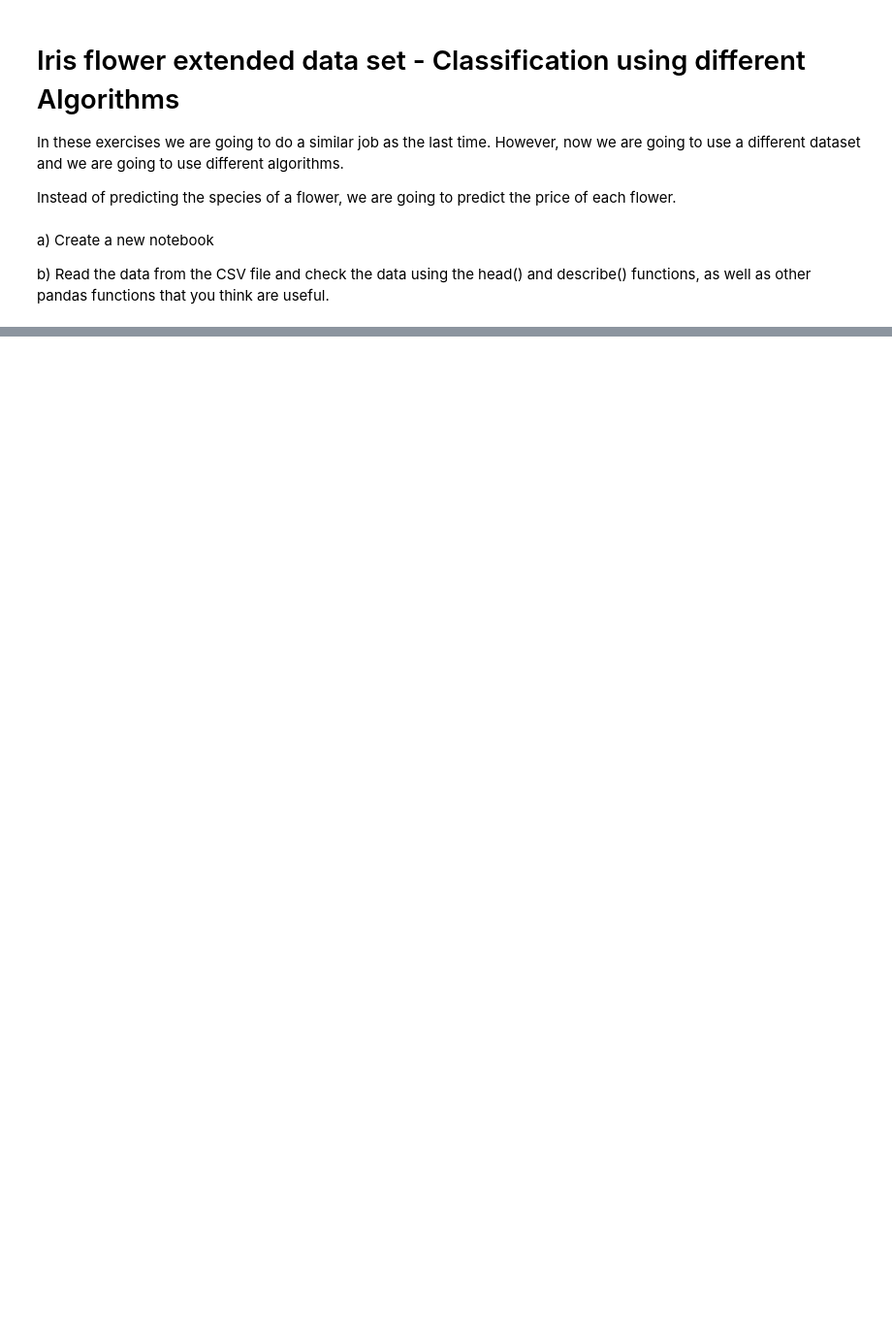
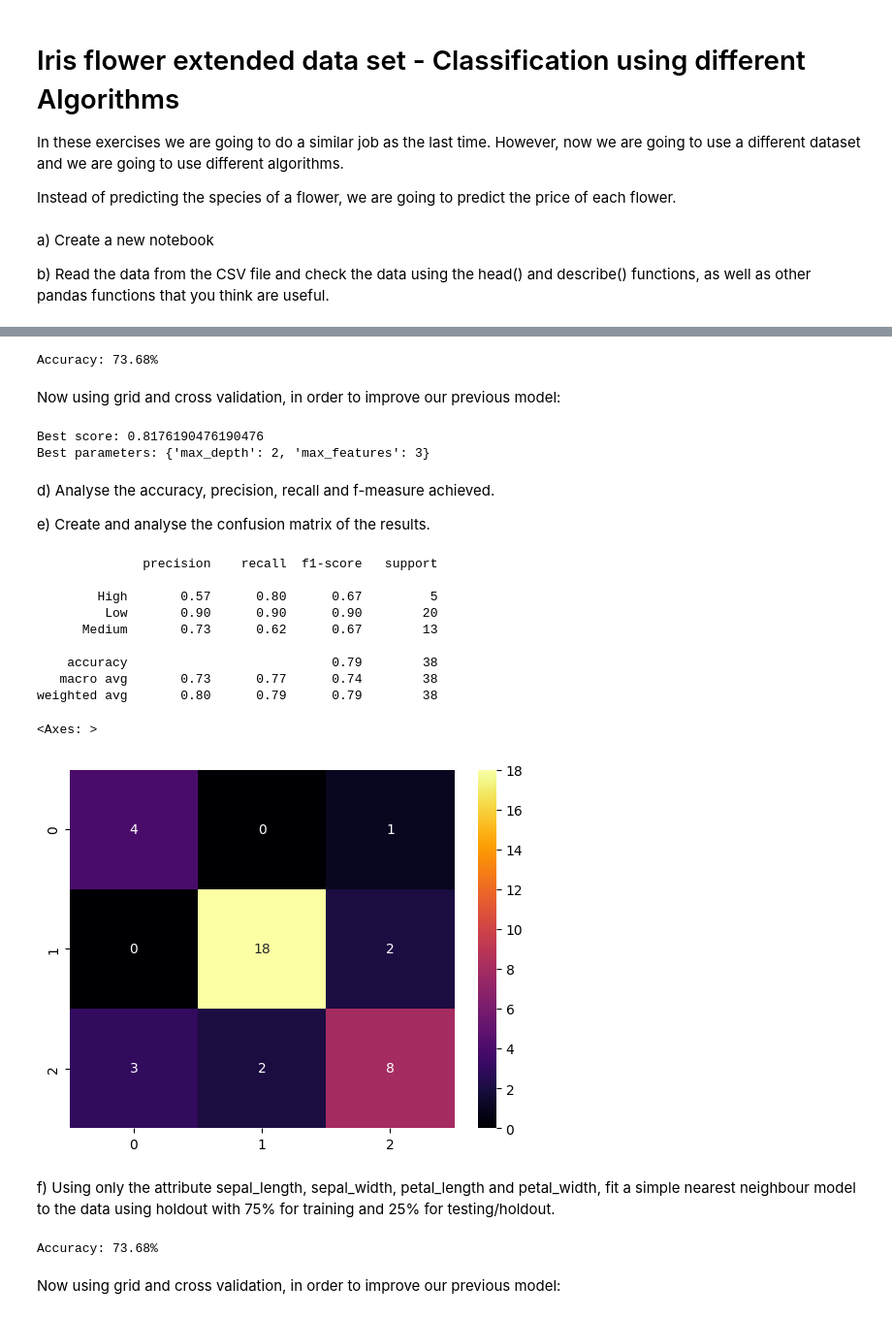
Before and after one commit to Johnny-droid/AI-Projects, a Jupyter notebook: Exercises5/Exercise5_2.ipynb, the cells around one changed output, grey strips where cells are left out. Shown: that part at 97% size. Cells and saved outputs as stored; diff of their text form; code cells hidden in the pictures; blank space fills up the shorter version.

```diff
--- a/Exercises5/Exercise5_2.ipynb
+++ b/Exercises5/Exercise5_2.ipynb
@@ -27,0 +65,73 @@ iris_data.head()
+# %%
+# Create the classifier using the DesicionTreeClassifier
+decision_tree_classifier = DecisionTreeClassifier()
+
+# Train the classifier on the training set
+decision_tree_classifier = decision_tree_classifier.fit(training_inputs, training_prices)
+
+# Validate the classifier on the testing set using classification accuracy
+predictions = decision_tree_classifier.predict(testing_inputs)
+
+# Print the accuracy from the testing data.
+print("Accuracy: {0:.2f}%".format(accuracy_score(testing_prices, predictions) * 100))
+# %% [output]
+Accuracy: 73.68%
+# %% [markdown]
+Now using grid and cross validation, in order to improve our previous model:
+# %%
+parameter_grid = {'max_depth': [1, 2, 3, 4, 5, 6],
+                  'max_features': [1, 2, 3, 4, 5]}
+
+grid_search = GridSearchCV(decision_tree_classifier, param_grid=parameter_grid, cv=10)
+grid_search = grid_search.fit(all_inputs, all_labels)
+
+predictions = grid_search.predict(testing_inputs)
+
+print('Best score: {}'.format(grid_search.best_score_))
+print('Best parameters: {}'.format(grid_search.best_params_))
+# %% [output]
+Best score: 0.8176190476190476
+Best parameters: {'max_depth': 2, 'max_features': 3}
+# %% [markdown]
+d) Analyse the accuracy, precision, recall and f-measure achieved.
+
+e) Create and analyse the confusion matrix of the results.
+# %%
+# Analyse the accuracy, precision, recall and f-measure acheieved by the classifier
+print(classification_report(testing_prices, predictions))
+
+# Plot the confusion matrix
+cm = confusion_matrix(testing_prices, predictions)
+
+# All the colors available in seaborn are:
+# YlGnBu, YlOrRd, OrRd, PuRd, RdPu, BuPu, GnBu, PuBu, YlGn, BuGn, PuBuGn, BuPu, RdBu, PuRd, RdGy, RdYlBu, Spectral, RdYlGn, Accent, Dark2, Paired, Pastel1, Pastel2, Set1, Set2, Set3, tab10, tab20, tab20b, tab20c
+# magma, plasma, inferno, viridis, cividis
+
+# Plot the confusion matrix
+sb.heatmap(cm, annot=True, fmt='d', cmap='inferno')
+# %% [output]
+              precision    recall  f1-score   support
+
+        High       0.57      0.80      0.67         5
+         Low       0.90      0.90      0.90        20
+      Medium       0.73      0.62      0.67        13
+
+    accuracy                           0.79        38
+   macro avg       0.73      0.77      0.74        38
+weighted avg       0.80      0.79      0.79        38
+<Axes: >
+[figure, added]
+# %% [markdown]
+f) Using only the attribute sepal_length, sepal_width, petal_length and petal_width, fit a simple nearest neighbour model to the data using holdout with 75% for training and 25% for testing/holdout.
+# %%
+knn = KNeighborsClassifier(n_neighbors=5)
+
+knn = knn.fit(training_inputs, training_prices)
+
+predictions = knn.predict(testing_inputs)
+
+print("Accuracy: {0:.2f}%".format(accuracy_score(testing_prices, predictions) * 100))
+# %% [output]
+Accuracy: 73.68%
+# %% [markdown]
+Now using grid and cross validation, in order to improve our previous model:
```
Also changed, not shown: parts of 10 cells of this notebook.
